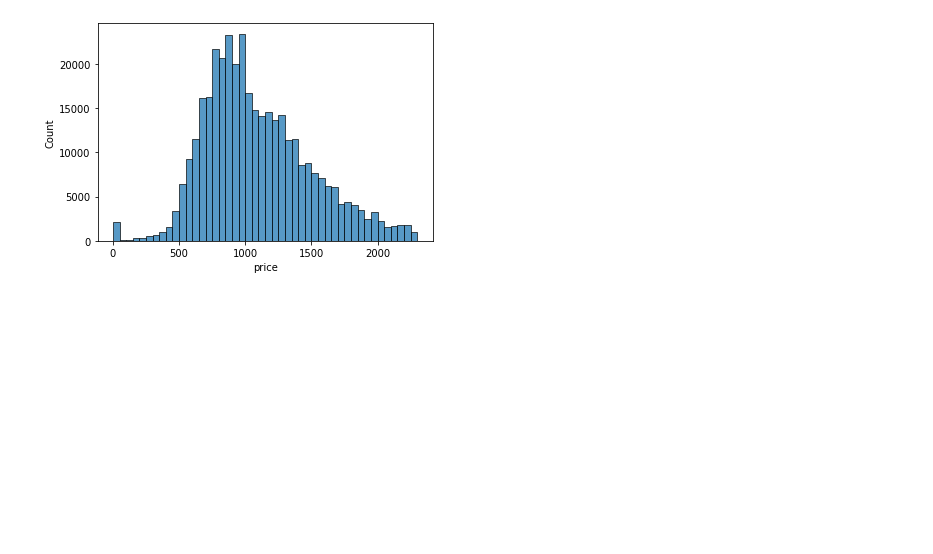
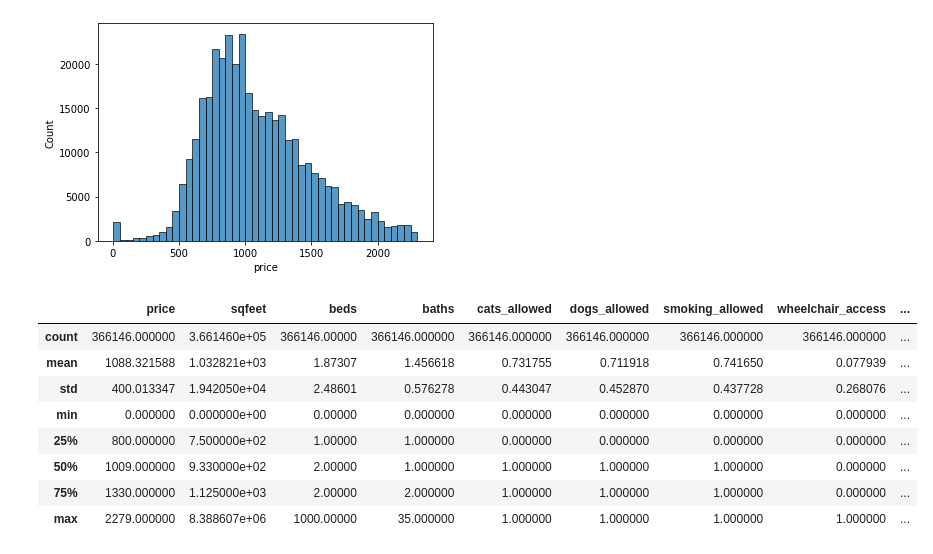
Before and after one commit to moferg/usa-housing-analysis, a Jupyter notebook: usa_housing_analysis.ipynb, the cells around one changed output. Drawn from its saved outputs; the diff is of its cells as text; code cells hidden in the pictures; blank space fills up the shorter version.

```diff
--- a/usa_housing_analysis.ipynb
+++ b/usa_housing_analysis.ipynb
@@ -190,3 +189,15 @@ sns.histplot(df_no_outliers.price, binwidth=50)
 # %% [output]
 <AxesSubplot:xlabel='price', ylabel='Count'>
 [figure]
+# %%
+df_no_outliers.describe()
+# %% [output]
+|  | price | sqfeet | beds | baths | cats_allowed | dogs_allowed | smoking_allowed | wheelchair_access | ... |
+| count | 366146.000000 | 3.661460e+05 | 366146.00000 | 366146.000000 | 366146.000000 | 366146.000000 | 366146.000000 | 366146.000000 | ... |
+| mean | 1088.321588 | 1.032821e+03 | 1.87307 | 1.456618 | 0.731755 | 0.711918 | 0.741650 | 0.077939 | ... |
+| std | 400.013347 | 1.942050e+04 | 2.48601 | 0.576278 | 0.443047 | 0.452870 | 0.437728 | 0.268076 | ... |
+| min | 0.000000 | 0.000000e+00 | 0.00000 | 0.000000 | 0.000000 | 0.000000 | 0.000000 | 0.000000 | ... |
+| 25% | 800.000000 | 7.500000e+02 | 1.00000 | 1.000000 | 0.000000 | 0.000000 | 0.000000 | 0.000000 | ... |
+| 50% | 1009.000000 | 9.330000e+02 | 2.00000 | 1.000000 | 1.000000 | 1.000000 | 1.000000 | 0.000000 | ... |
+| 75% | 1330.000000 | 1.125000e+03 | 2.00000 | 2.000000 | 1.000000 | 1.000000 | 1.000000 | 0.000000 | ... |
+| max | 2279.000000 | 8.388607e+06 | 1000.00000 | 35.000000 | 1.000000 | 1.000000 | 1.000000 | 1.000000 | ... |
```
Also changed, not shown: parts of 17 cells of this notebook.
